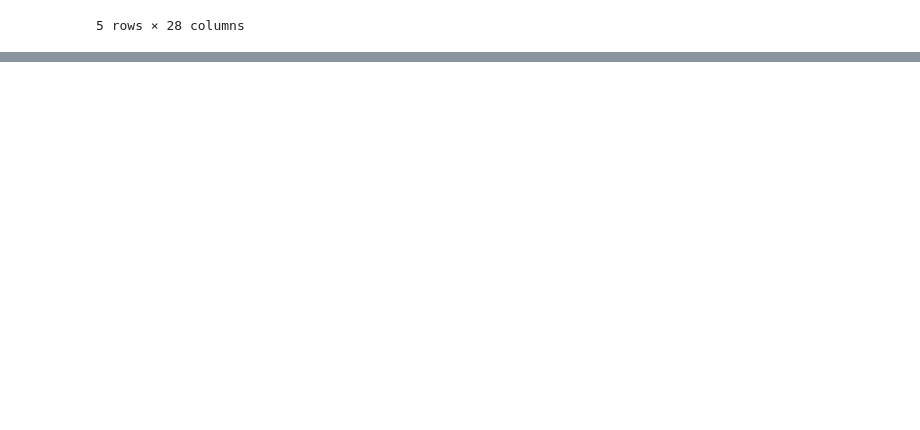
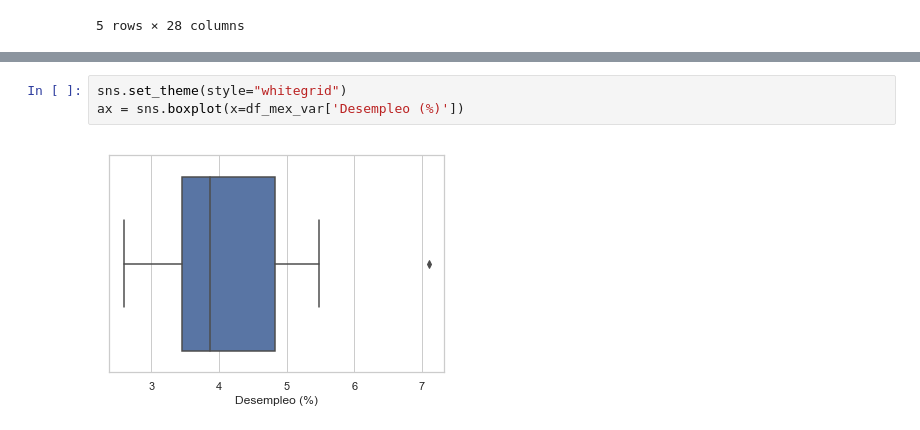
Before and after one commit to Afri-cola/Kschool-TFM, a Jupyter notebook: Inversion Española en México.ipynb, the cells around one changed output, grey strips where cells are left out. Saved outputs shown, nothing was run; the diff lists cells and outputs as text; blank space fills up the shorter version.

```diff
--- a/Inversion Española en México.ipynb
+++ b/Inversion Española en México.ipynb
@@ -173,0 +175,5 @@ df_mex_var.describe()
+# %%
+sns.set_theme(style="whitegrid")
+ax = sns.boxplot(x=df_mex_var['Desempleo (%)'])
+# %% [output]
+[figure, added]
```
Also changed, not shown: parts of 7 cells of this notebook.
